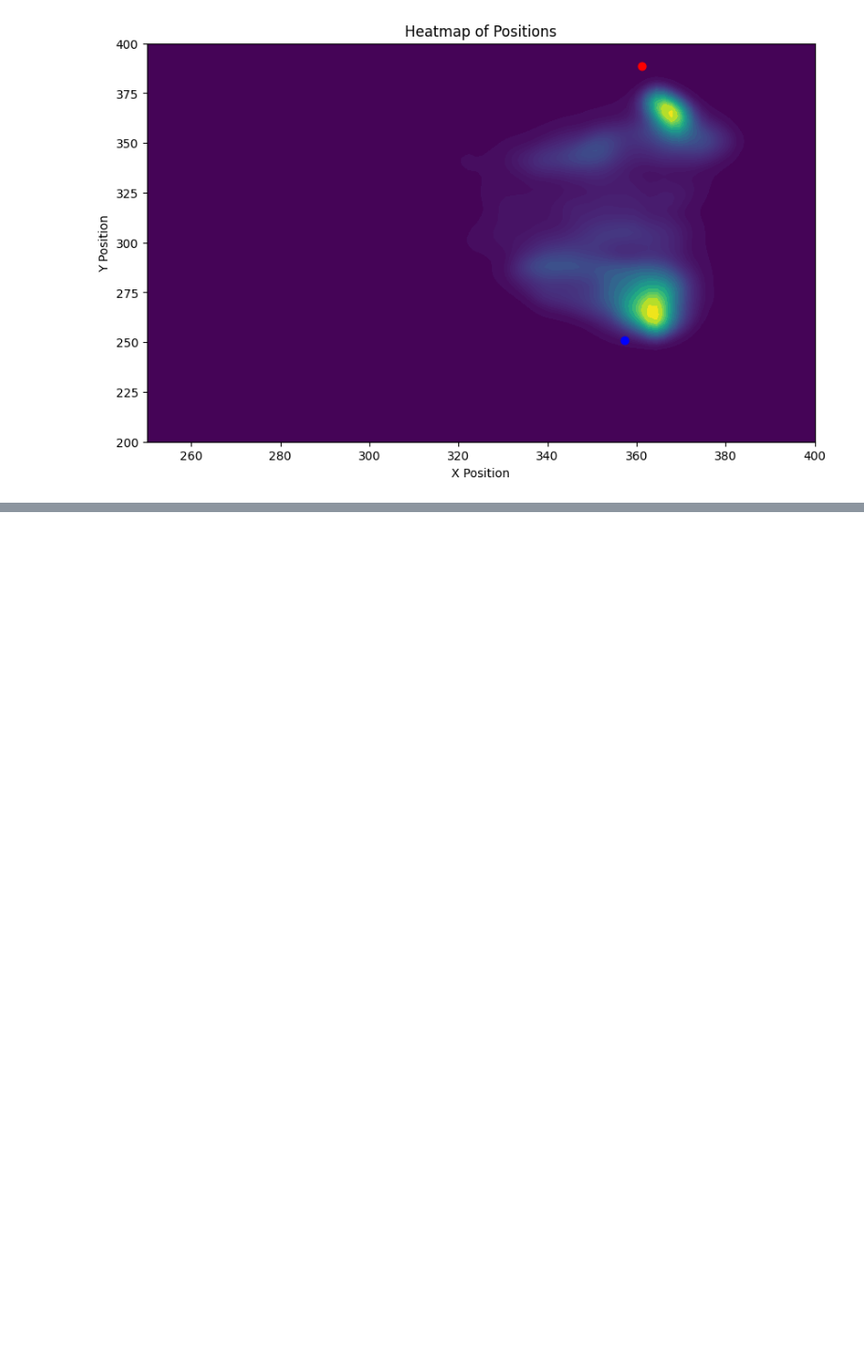
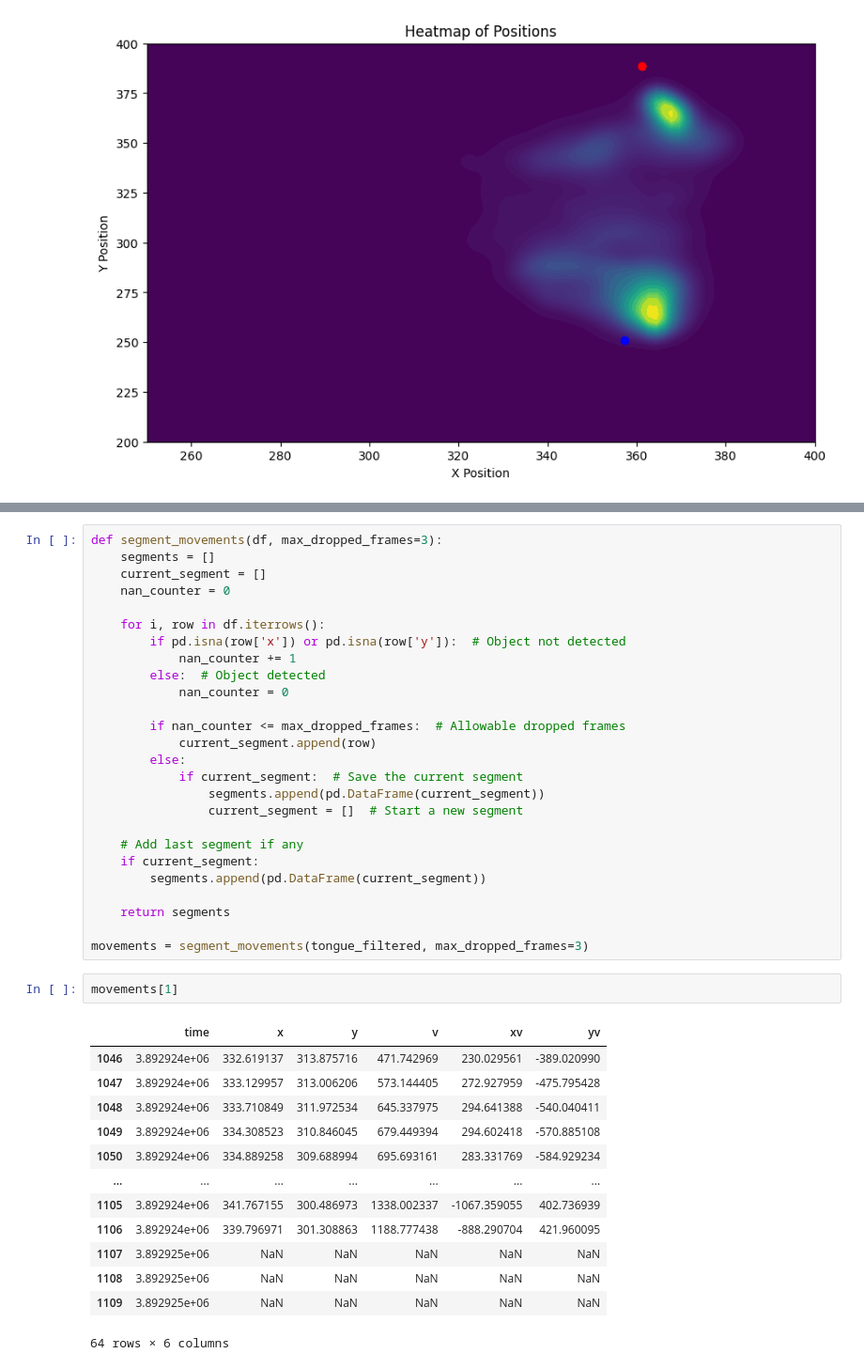
Before and after one commit to 1mattbecker/kinematics_analysis, a Jupyter notebook: code/tongue_kinematics.ipynb, the cells around one changed output, grey strips where cells are left out. Shown: that part at 94% size. Drawn from its saved outputs; the diff is of its cells as text; blank space fills up the shorter version.

Commit message:
updated tongue lickometer notebook

```diff
--- a/code/tongue_kinematics.ipynb
+++ b/code/tongue_kinematics.ipynb
@@ -269,0 +226,42 @@ plt.show()
+# %%
+def segment_movements(df, max_dropped_frames=3):
+    segments = []
+    current_segment = []
+    nan_counter = 0
+
+    for i, row in df.iterrows():
+        if pd.isna(row['x']) or pd.isna(row['y']):  # Object not detected
+            nan_counter += 1
+        else:  # Object detected
+            nan_counter = 0
+
+        if nan_counter <= max_dropped_frames:  # Allowable dropped frames
+            current_segment.append(row)
+        else:
+            if current_segment:  # Save the current segment
+                segments.append(pd.DataFrame(current_segment))
+                current_segment = []  # Start a new segment
+
+    # Add last segment if any
+    if current_segment:
+        segments.append(pd.DataFrame(current_segment))
+
+    return segments
+
+movements = segment_movements(tongue_filtered, max_dropped_frames=3)
+# %%
+movements[1]
+# %% [output]
+|  | time | x | y | v | xv | yv |
+| 1046 | 3.892924e+06 | 332.619137 | 313.875716 | 471.742969 | 230.029561 | -389.020990 |
+| 1047 | 3.892924e+06 | 333.129957 | 313.006206 | 573.144405 | 272.927959 | -475.795428 |
+| 1048 | 3.892924e+06 | 333.710849 | 311.972534 | 645.337975 | 294.641388 | -540.040411 |
+| 1049 | 3.892924e+06 | 334.308523 | 310.846045 | 679.449394 | 294.602418 | -570.885108 |
+| 1050 | 3.892924e+06 | 334.889258 | 309.688994 | 695.693161 | 283.331769 | -584.929234 |
+| ... | ... | ... | ... | ... | ... | ... |
+| 1105 | 3.892924e+06 | 341.767155 | 300.486973 | 1338.002337 | -1067.359055 | 402.736939 |
+| 1106 | 3.892924e+06 | 339.796971 | 301.308863 | 1188.777438 | -888.290704 | 421.960095 |
+| 1107 | 3.892925e+06 | NaN | NaN | NaN | NaN | NaN |
+| 1108 | 3.892925e+06 | NaN | NaN | NaN | NaN | NaN |
+| 1109 | 3.892925e+06 | NaN | NaN | NaN | NaN | NaN |
+64 rows × 6 columns
```
Also changed, not shown: parts of 5 cells of this notebook, 3 other files.
